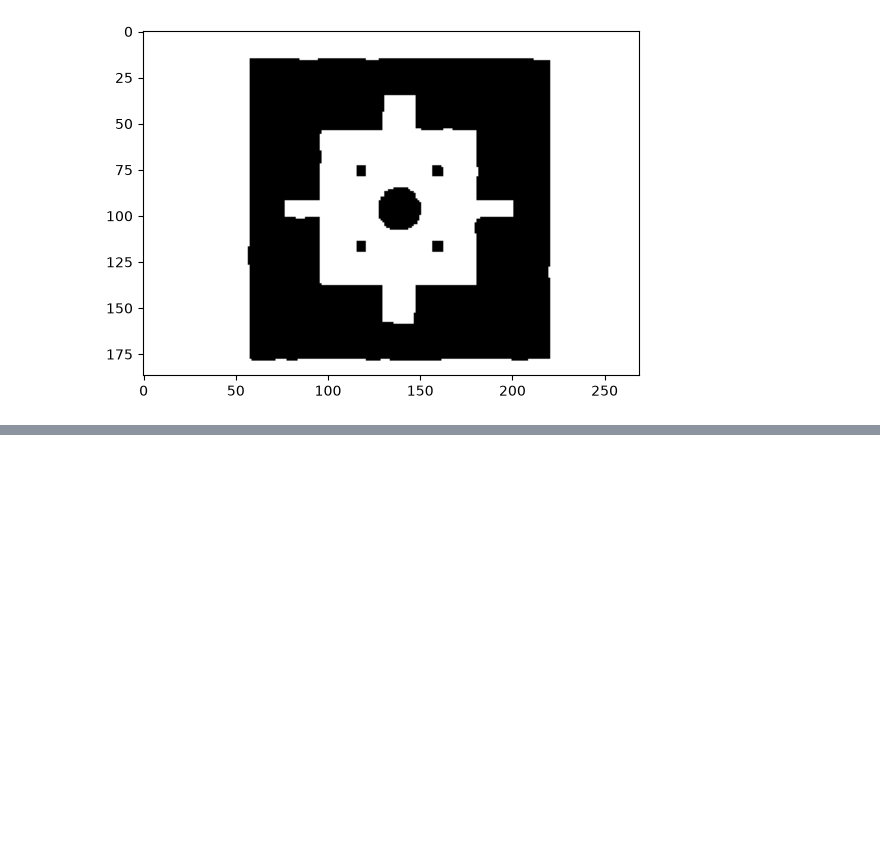
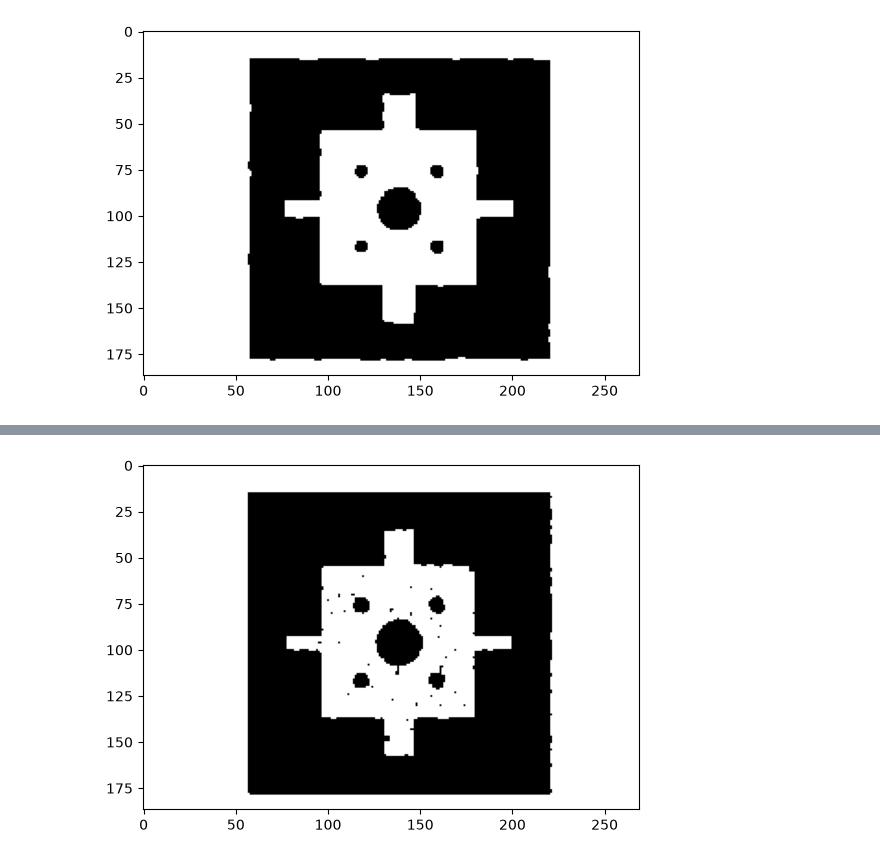
Before and after one commit to mohsinsaeed06/Intern, a Jupyter notebook: Morphological Operations/Operations.ipynb, the cells around one changed output, grey strips where cells are left out. Cells and saved outputs as stored; diff of their text form; code cells hidden in the pictures; blank space fills up the shorter version.

```diff
--- a/Morphological Operations/Operations.ipynb
+++ b/Morphological Operations/Operations.ipynb
@@ -6,9 +6,9 @@ import matplotlib.pyplot as plt
 img=cv2.imread('D:\PythonProject1\Intern\Images\images.jpg',cv2.IMREAD_GRAYSCALE)
 
 blurr=cv2.GaussianBlur(img,(3,3),0)
-l1,binary=cv2.threshold(blurr,127,255,cv2.THRESH_BINARY)
-binary
-kernel=np.ones((5,5))
+l1,binary=cv2.threshold(blurr,129,255,cv2.THRESH_BINARY)
+print(l1)
+kernel=np.ones((3,3))
 opened=cv2.morphologyEx(binary,cv2.MORPH_OPEN,kernel)
 cleaned=cv2.morphologyEx(opened,cv2.MORPH_CLOSE,kernel)
 # %% [output]
@@ -30,0 +49,6 @@ plt.show()
+# %%
+opened=cv2.morphologyEx(binary,cv2.MORPH_OPEN,kernel)
+plt.imshow(opened,cmap='gray')
+plt.show()
+# %% [output]
+[figure, added]
```
Also changed, not shown: parts of 5 cells of this notebook.
